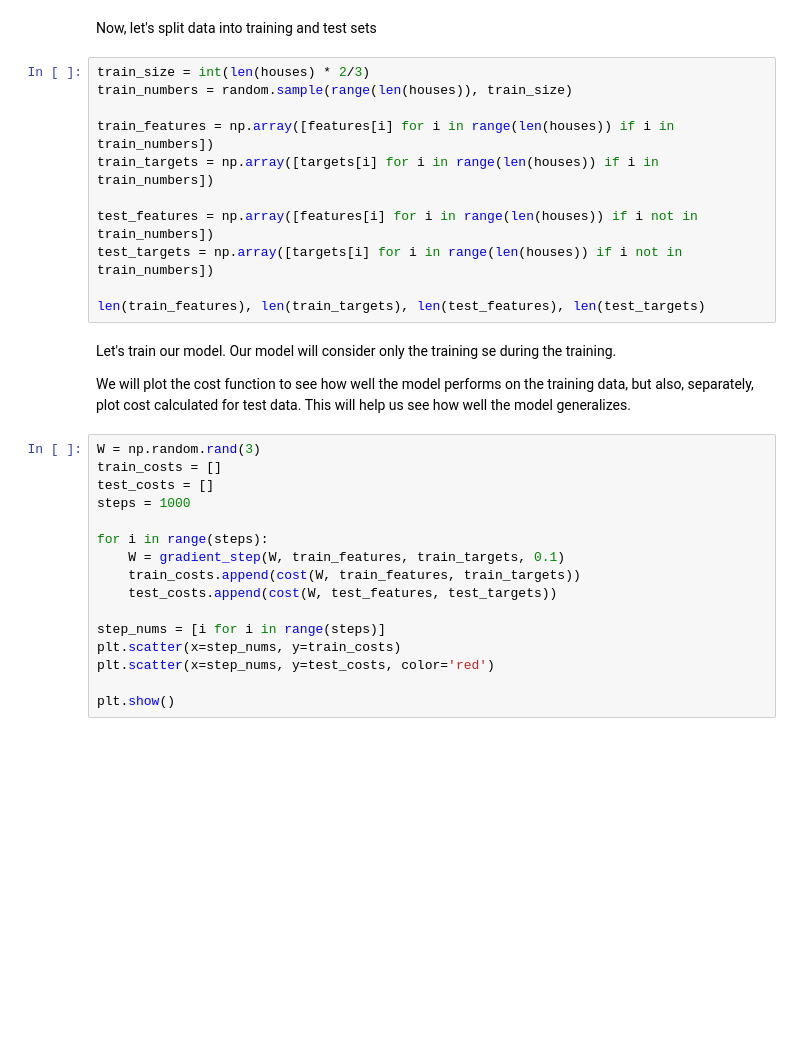
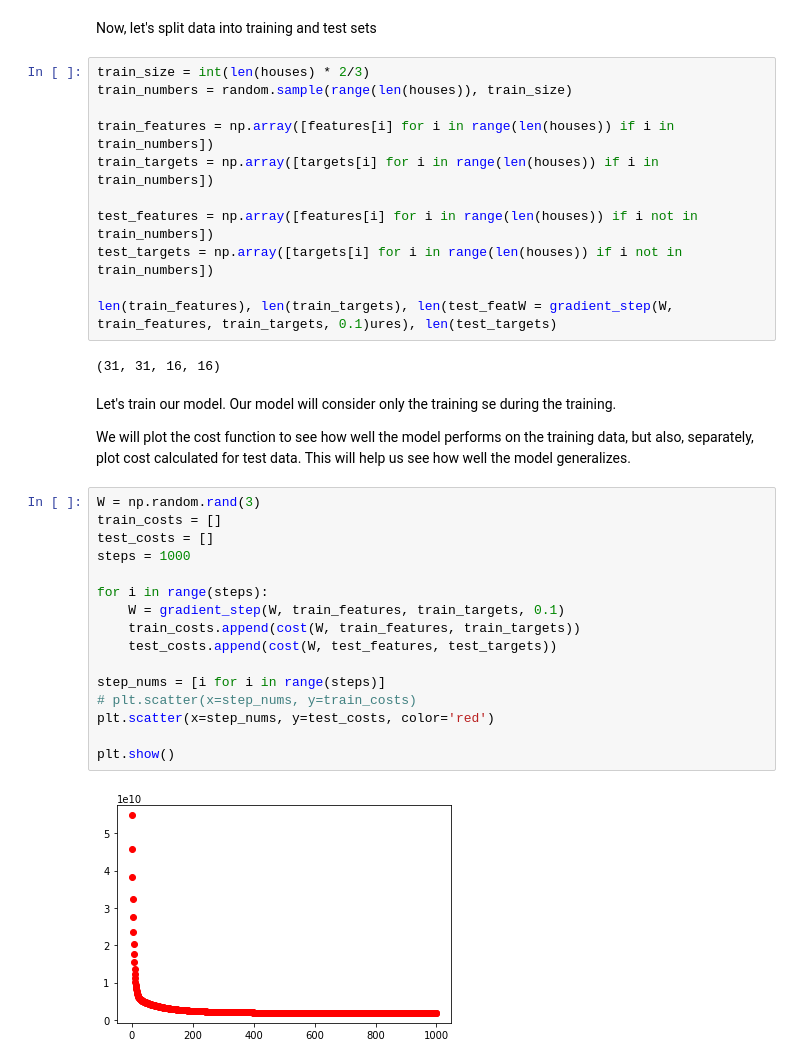
Before and after one commit to aghbit/BIT_AI, a Jupyter notebook: 2017_10_30_lab2/multivariate_regression.ipynb, the cells around one changed output. Drawn from its saved outputs; the diff is of its cells as text; blank space fills up the shorter version.

```diff
--- a/2017_10_30_lab2/multivariate_regression.ipynb
+++ b/2017_10_30_lab2/multivariate_regression.ipynb
@@ -209,7 +298,9 @@ train_targets = np.array([targets[i] for i in range(len(houses)) if i in train_n
 test_features = np.array([features[i] for i in range(len(houses)) if i not in train_numbers])
 test_targets = np.array([targets[i] for i in range(len(houses)) if i not in train_numbers])
 
-len(train_features), len(train_targets), len(test_features), len(test_targets)
+len(train_features), len(train_targets), len(test_featW = gradient_step(W, train_features, train_targets, 0.1)ures), len(test_targets)
+# %% [output]
+(31, 31, 16, 16)
 # %% [markdown]
 Let's train our model. Our model will consider only the training se during the training.
 
@@ -217,19 +308,21 @@ We will plot the cost function to see how well the model performs on the trainin
 # %%
 W = np.random.rand(3)
 train_costs = []
 test_costs = []
 steps = 1000
 
 for i in range(steps):
     W = gradient_step(W, train_features, train_targets, 0.1)
     train_costs.append(cost(W, train_features, train_targets))
     test_costs.append(cost(W, test_features, test_targets))
 
 step_nums = [i for i in range(steps)]
-plt.scatter(x=step_nums, y=train_costs)
+# plt.scatter(x=step_nums, y=train_costs)
 plt.scatter(x=step_nums, y=test_costs, color='red')
 
 plt.show()
+# %% [output]
+[figure, added]
 # %%
 from mpl_toolkits.mplot3d import Axes3D
 
```
Also changed, not shown: parts of 14 cells of this notebook, 4 other files.
